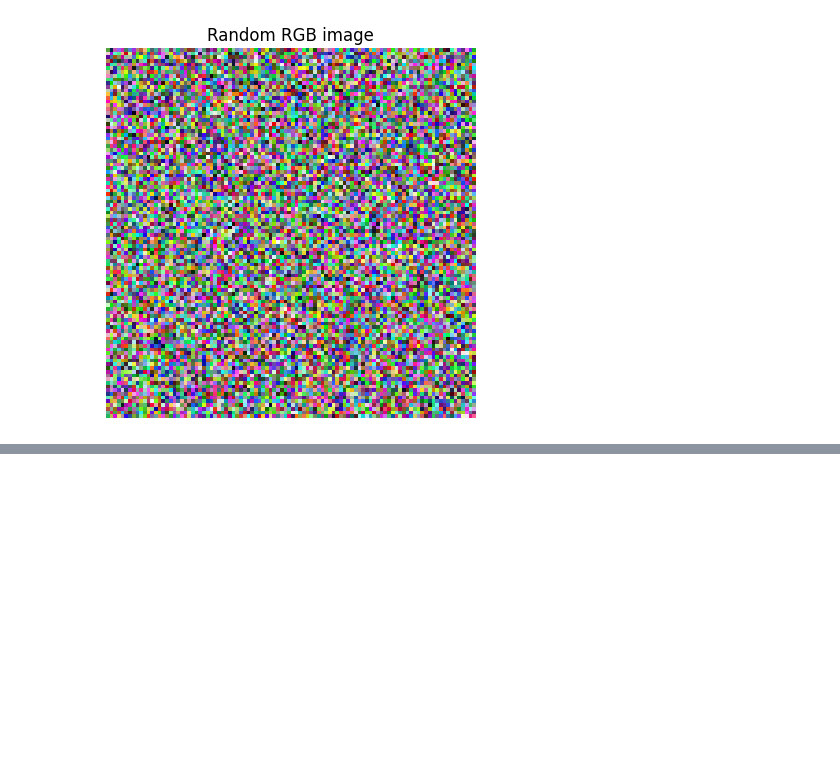
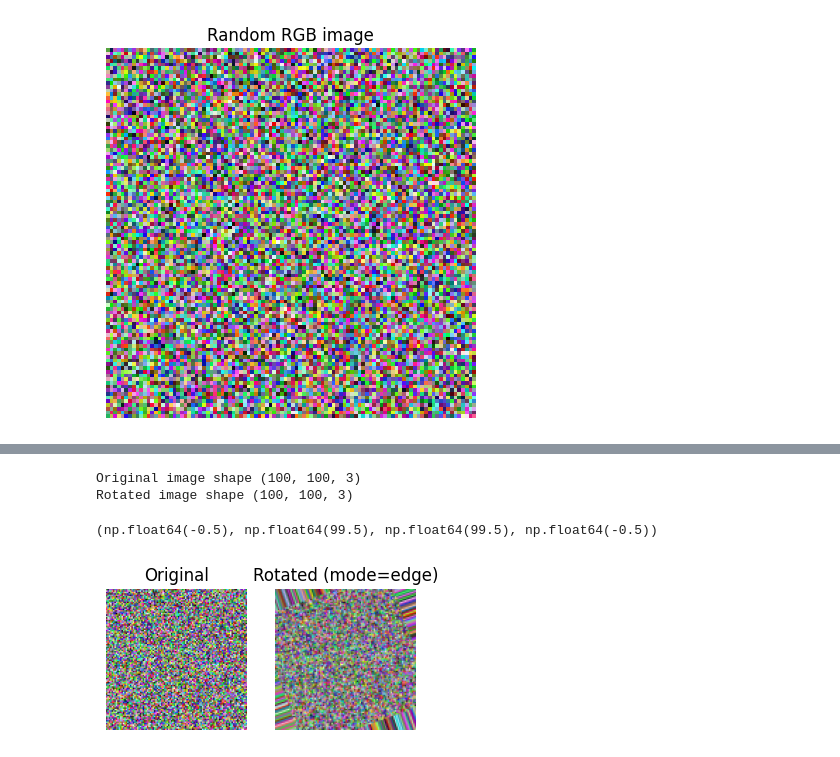
Before and after one commit to keerthivnair/CNN-and-OpenCV, a Jupyter notebook: randomImageTester.ipynb, the cells around one changed output, grey strips where cells are left out. Drawn from its saved outputs; the diff is of its cells as text; code cells hidden in the pictures; blank space fills up the shorter version.

Commit message:
image transformation modes test skimage

```diff
--- a/randomImageTester.ipynb
+++ b/randomImageTester.ipynb
@@ -27,0 +49,24 @@ plt.show()
+# %%
+from skimage.transform import rotate
+
+rotated = rotate(image,20,mode='edge')
+print('Original image shape',image.shape)
+print('Rotated image shape',rotated.shape)
+# %% [output]
+Original image shape (100, 100, 3)
+Rotated image shape (100, 100, 3)
+# %%
+plt.figure(figsize=(4,4))
+plt.subplot(1,2,1)
+plt.imshow(image)
+plt.title('Original')
+plt.axis('off')
+
+
+plt.subplot(1, 2, 2)
+plt.imshow(rotated)
+plt.title('Rotated (mode=edge)')
+plt.axis('off')
+# %% [output]
+(np.float64(-0.5), np.float64(99.5), np.float64(99.5), np.float64(-0.5))
+[figure, added]
```
Also changed, not shown: parts of 4 cells of this notebook.
